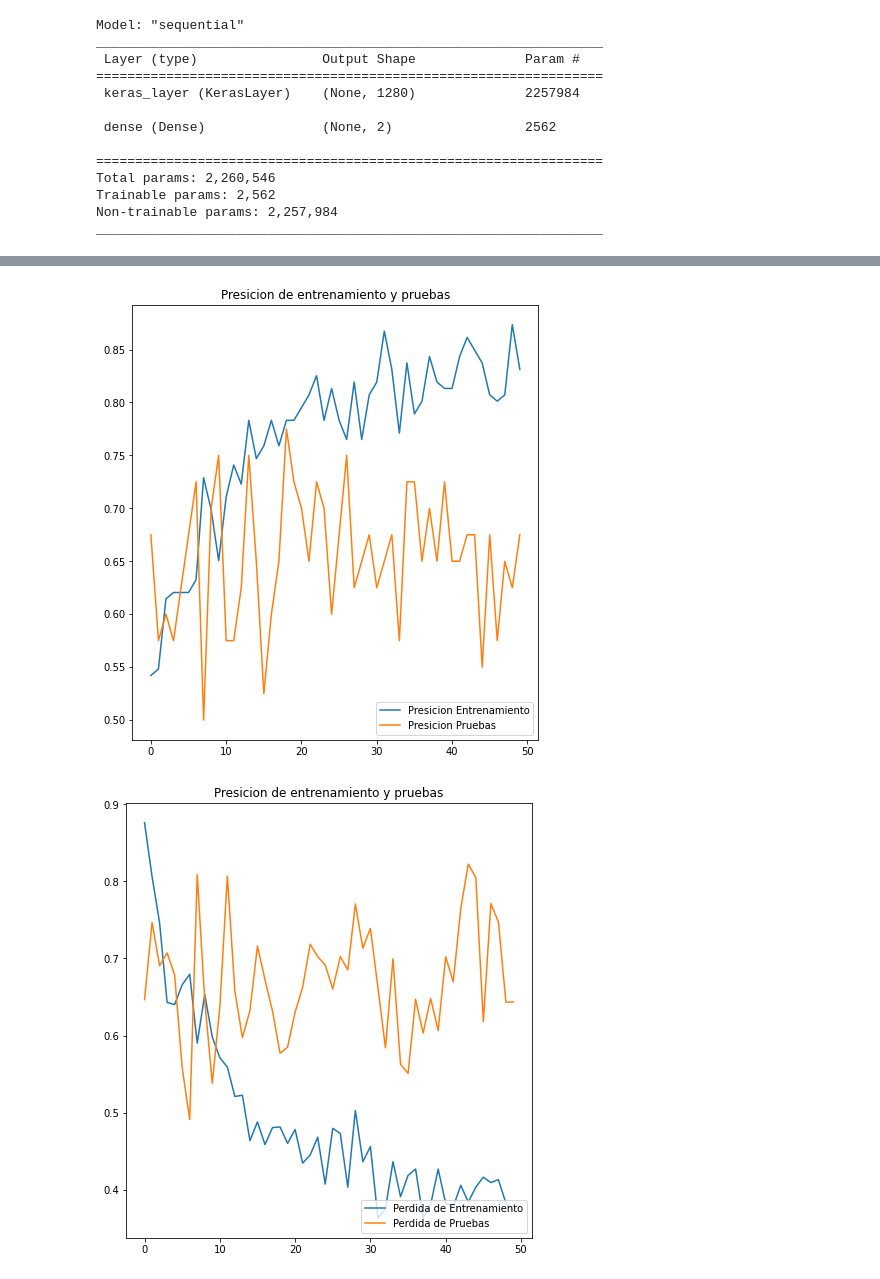
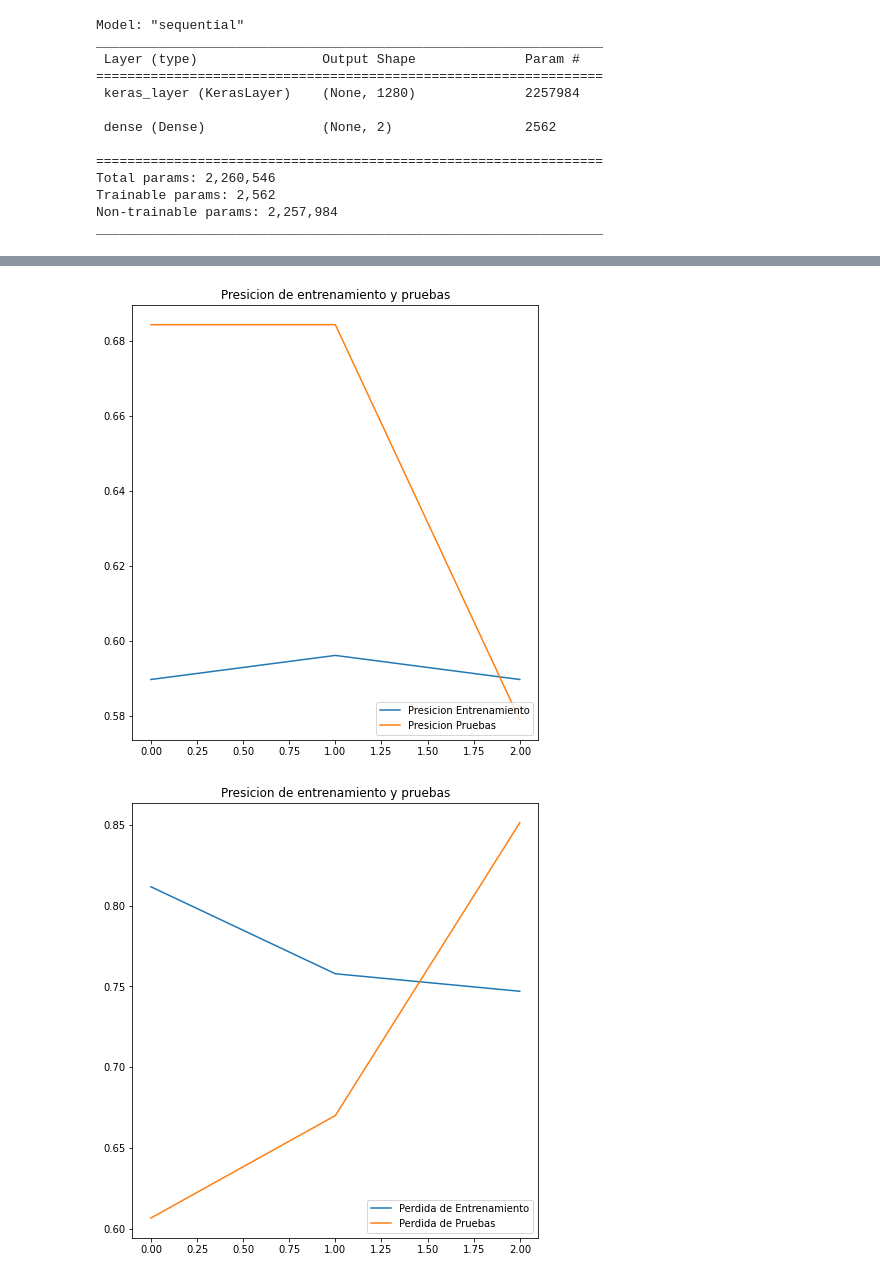
Before and after one commit to billbch/Clasification-posture, a Jupyter notebook: Mobilenetv2_clasificador_de_buena_o_mala_postura_sentado_.ipynb, the cells around one changed output, grey strips where cells are left out. Cells and saved outputs as stored; diff of their text form; code cells hidden in the pictures.

```diff
--- a/Mobilenetv2_clasificador_de_buena_o_mala_postura_sentado_.ipynb
+++ b/Mobilenetv2_clasificador_de_buena_o_mala_postura_sentado_.ipynb
@@ -150,3 +173,7 @@ _________________________________________________________________
+# %%
+earlystop_callback = EarlyStopping(
+  monitor='val_accuracy', min_delta=0.0001,
+  patience=2)
 # %%
 #compilar
 modelo.compile(
@@ -157,7 +184,7 @@ modelo.compile(
 # %%
 EPOCAS=50
 
-historial = modelo.fit(data_gen_entrenamiento, epochs=EPOCAS,batch_size=32,
+historial = modelo.fit(data_gen_entrenamiento, epochs=EPOCAS,callbacks=[earlystop_callback],batch_size=32,
                        validation_data= data_gen_pruebas)
 # %% [output]
 Epoch 1/50
@@ -180,31 +196,31 @@ Epoch 50/50
 # %%
 #Gracias
 acc = historial.history['accuracy']
 val_acc = historial.history['val_accuracy']
 
 loss = historial.history['loss']
 val_loss = historial.history['val_loss']
 
-rango_epocas = range(50)
+rango_epocas = range(len(acc))
 
 plt.figure(figsize=(16,8))
 plt.subplot(1,2,1)
 plt.plot(rango_epocas, acc, label='Presicion Entrenamiento')
 plt.plot(rango_epocas, val_acc,label='Presicion Pruebas')
 plt.legend(loc='lower right')
 plt.title('Presicion de entrenamiento y pruebas')
 plt.show()
 
 plt.figure(figsize=(16,8))
 plt.subplot(1,2,1)
 plt.plot(rango_epocas, loss, label='Perdida de Entrenamiento')
 plt.plot(rango_epocas, val_loss,label='Perdida de Pruebas')
 plt.legend(loc='lower right')
 plt.title('Presicion de entrenamiento y pruebas')
 plt.show()
 # %% [output]
-[figure, old version]
+[figure, new version]
-[figure, old version]
+[figure, new version]
 # %%
 from PIL import Image
 import requests
```
Also changed, not shown: parts of 11 cells of this notebook.
